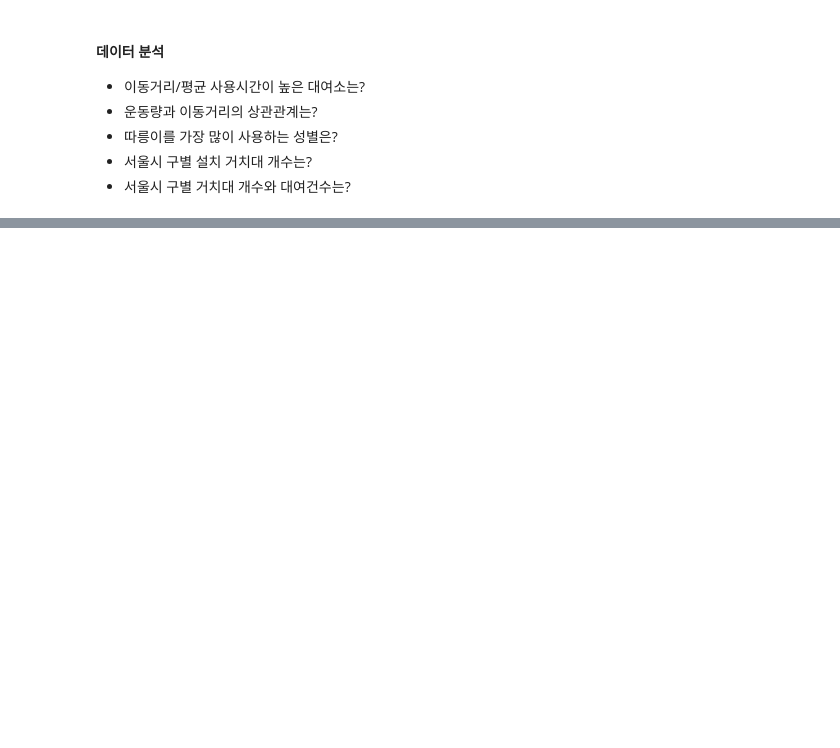
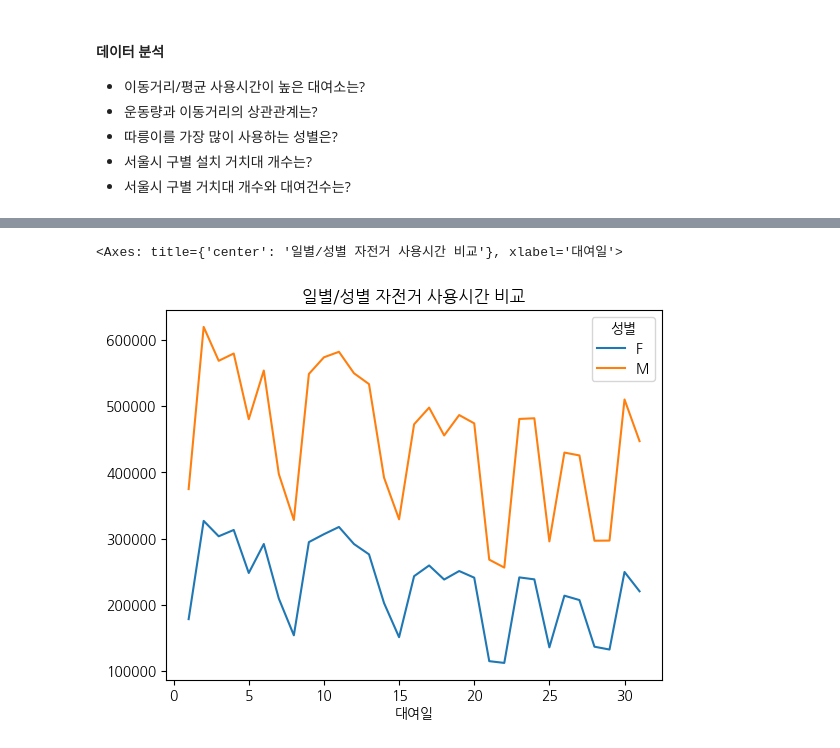
Before and after one commit to yhs02252/pandassource, a Jupyter notebook: 자전거.ipynb, the cells around one changed output, grey strips where cells are left out. Cells and saved outputs as stored; diff of their text form; code cells hidden in the pictures; blank space fills up the shorter version.

```diff
--- a/자전거.ipynb
+++ b/자전거.ipynb
@@ -339,0 +410,6 @@ dtype: object
+# %%
+# 대여일자에 따른 남여 대여건수 비교
+# 대여일자를 년/월/일 컬럼으로 분리
+bike_time_df["대여년"]=bike_time_df["대여일자"].dt.year
+bike_time_df["대여월"]=bike_time_df["대여일자"].dt.month
+bike_time_df["대여일"]=bike_time_df["대여일자"].dt.day
@@ -339,0 +432,7 @@ dtype: object
+# %%
+bike_fm=bike_time_df.pivot_table(values="대여시간", columns="성별", index="대여일",aggfunc=sum)
+# %%
+bike_fm.plot(title="일별/성별 자전거 사용시간 비교", rot=0)
+# %% [output]
+<Axes: title={'center': '일별/성별 자전거 사용시간 비교'}, xlabel='대여일'>
+[figure, added]
```
Also changed, not shown: parts of 16 cells of this notebook, 8 other files.
